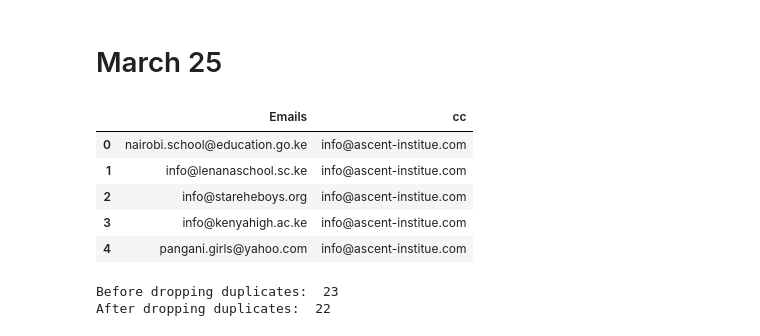
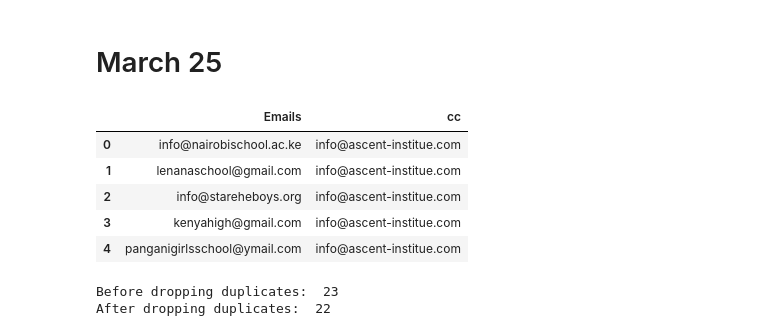
Before and after one commit to IainMosima/bulk-email-sender, a Jupyter notebook: analysis.ipynb, the cells around one changed output. Cells and saved outputs as stored; diff of their text form; code cells hidden in the pictures.

Commit message:
data analysis and new email templates

```diff
--- a/analysis.ipynb
+++ b/analysis.ipynb
@@ -460,16 +460,19 @@ df_merged.to_csv('combined-emails-march-24.csv', index=False)
 # %% [markdown]
 # March 25
 # %%
-df_school_emails = pd.read_csv("emails/march-25/school-emails.csv")
+# df_school_emails = pd.read_csv("emails/march-25/school-emails.csv")
+df_school_emails = pd.read_csv("emails/march-25/school-emails-2.csv")
 df_school_emails["cc"] = "info@ascent-institue.com"
+df_school_emails["Emails"] = df_school_emails["Emails"].str.strip().str.lower()
+df_school_emails.dropna(subset=["Emails"], inplace=True)
 df_school_emails.head()
 # %% [output]
 |  | Emails | cc |
-| 0 | nairobi.school@education.go.ke | info@ascent-institue.com |
-| 1 | info@lenanaschool.sc.ke | info@ascent-institue.com |
+| 0 | info@nairobischool.ac.ke | info@ascent-institue.com |
+| 1 | lenanaschool@gmail.com | info@ascent-institue.com |
 | 2 | info@stareheboys.org | info@ascent-institue.com |
-| 3 | info@kenyahigh.ac.ke | info@ascent-institue.com |
-| 4 | pangani.girls@yahoo.com | info@ascent-institue.com |
+| 3 | kenyahigh@gmail.com | info@ascent-institue.com |
+| 4 | panganigirlsschool@ymail.com | info@ascent-institue.com |
 # %%
 print("Before dropping duplicates: ", len(df_school_emails))
 df_school_emails.drop_duplicates(subset=["Emails"], inplace=True)
```
Also changed, not shown: parts of 3 cells of this notebook, 4 other files.
